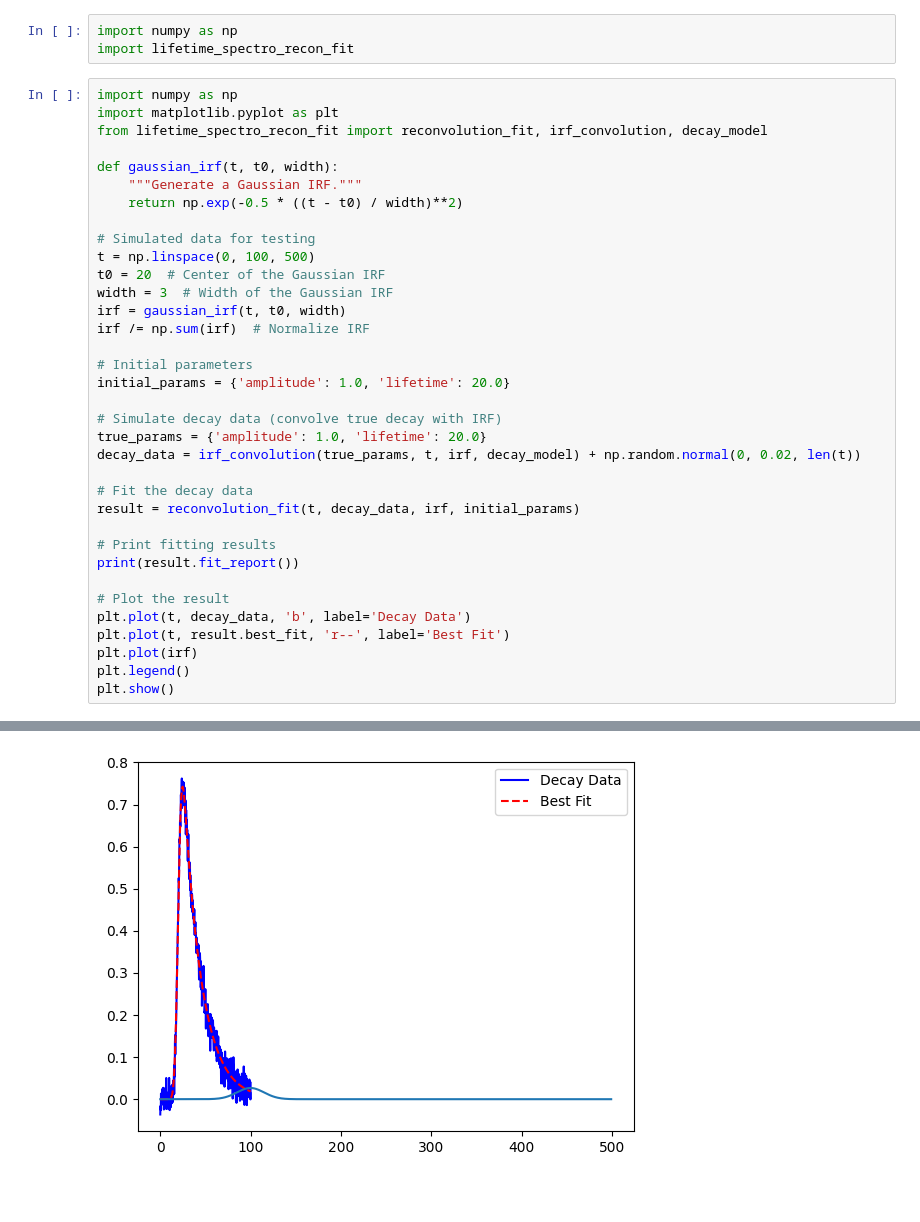
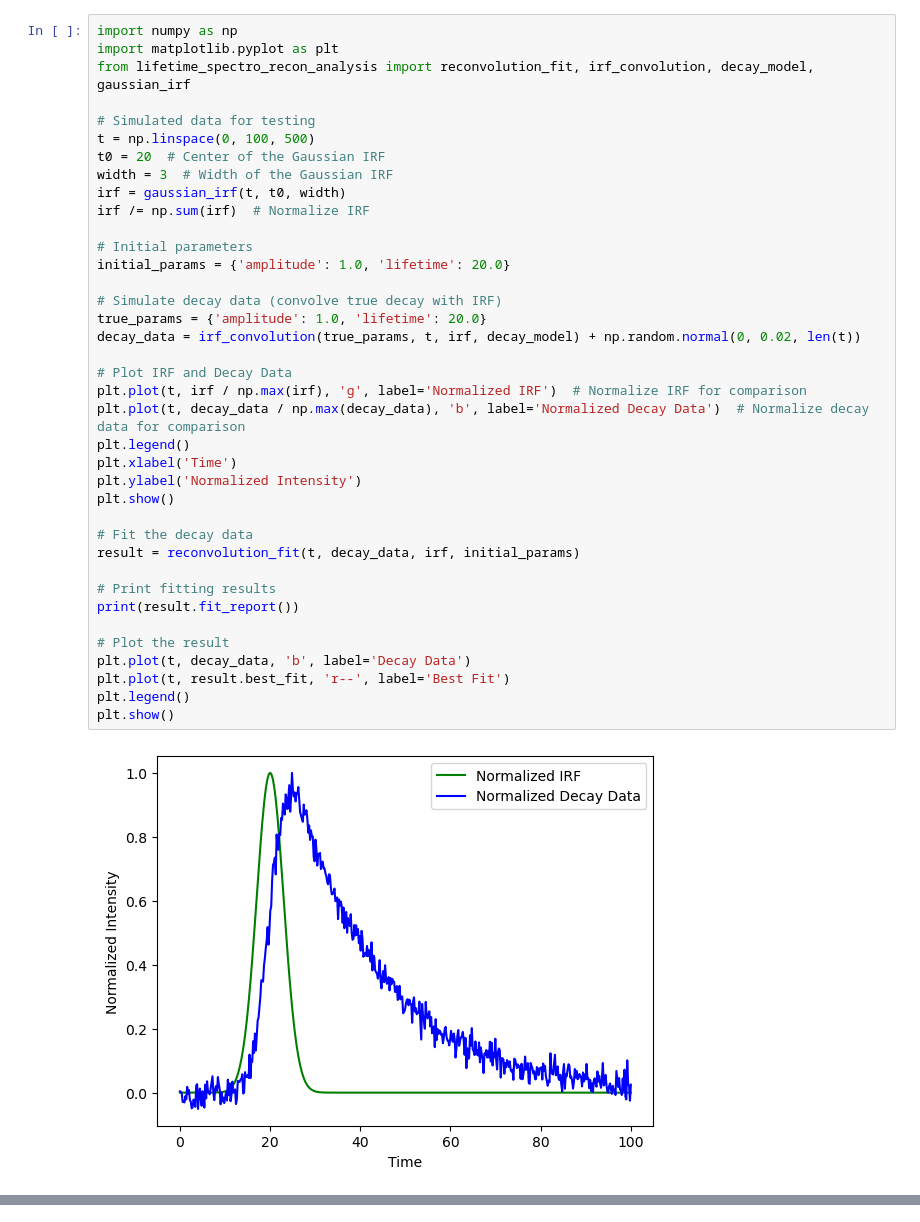
Before and after one commit to yok3leg/TCSPC_fitting, a Jupyter notebook: for_testing.ipynb, the cells around one changed output, grey strips where cells are left out. Drawn from its saved outputs; the diff is of its cells as text; blank space fills up the shorter version.

```diff
--- a/for_testing.ipynb
+++ b/for_testing.ipynb
@@ -1,42 +1,43 @@
-# %%
-import numpy as np
-import lifetime_spectro_recon_fit
 # %%
 import numpy as np
 import matplotlib.pyplot as plt
-from lifetime_spectro_recon_fit import reconvolution_fit, irf_convolution, decay_model
-
-def gaussian_irf(t, t0, width):
-    """Generate a Gaussian IRF."""
-    return np.exp(-0.5 * ((t - t0) / width)**2)
+from lifetime_spectro_recon_analysis import reconvolution_fit, irf_convolution, decay_model, gaussian_irf
 
 # Simulated data for testing
 t = np.linspace(0, 100, 500)
 t0 = 20  # Center of the Gaussian IRF
 width = 3  # Width of the Gaussian IRF
 irf = gaussian_irf(t, t0, width)
 irf /= np.sum(irf)  # Normalize IRF
 
 # Initial parameters
 initial_params = {'amplitude': 1.0, 'lifetime': 20.0}
 
 # Simulate decay data (convolve true decay with IRF)
 true_params = {'amplitude': 1.0, 'lifetime': 20.0}
 decay_data = irf_convolution(true_params, t, irf, decay_model) + np.random.normal(0, 0.02, len(t))
 
+# Plot IRF and Decay Data
+plt.plot(t, irf / np.max(irf), 'g', label='Normalized IRF')  # Normalize IRF for comparison
+plt.plot(t, decay_data / np.max(decay_data), 'b', label='Normalized Decay Data')  # Normalize decay data for comparison
+plt.legend()
+plt.xlabel('Time')
+plt.ylabel('Normalized Intensity')
+plt.show()
+
 # Fit the decay data
 result = reconvolution_fit(t, decay_data, irf, initial_params)
 
 # Print fitting results
 print(result.fit_report())
 
 # Plot the result
 plt.plot(t, decay_data, 'b', label='Decay Data')
 plt.plot(t, result.best_fit, 'r--', label='Best Fit')
-plt.plot(irf)
 plt.legend()
 plt.show()
 # %% [output]
+[figure, new version]
 [[Model]]
     Model(model_func)
 [[Fit Statistics]]
@@ -57 +57,0 @@ plt.show()
-[figure, old version]
```
Also changed, not shown: parts of 1 cell of this notebook, 4 other files.
